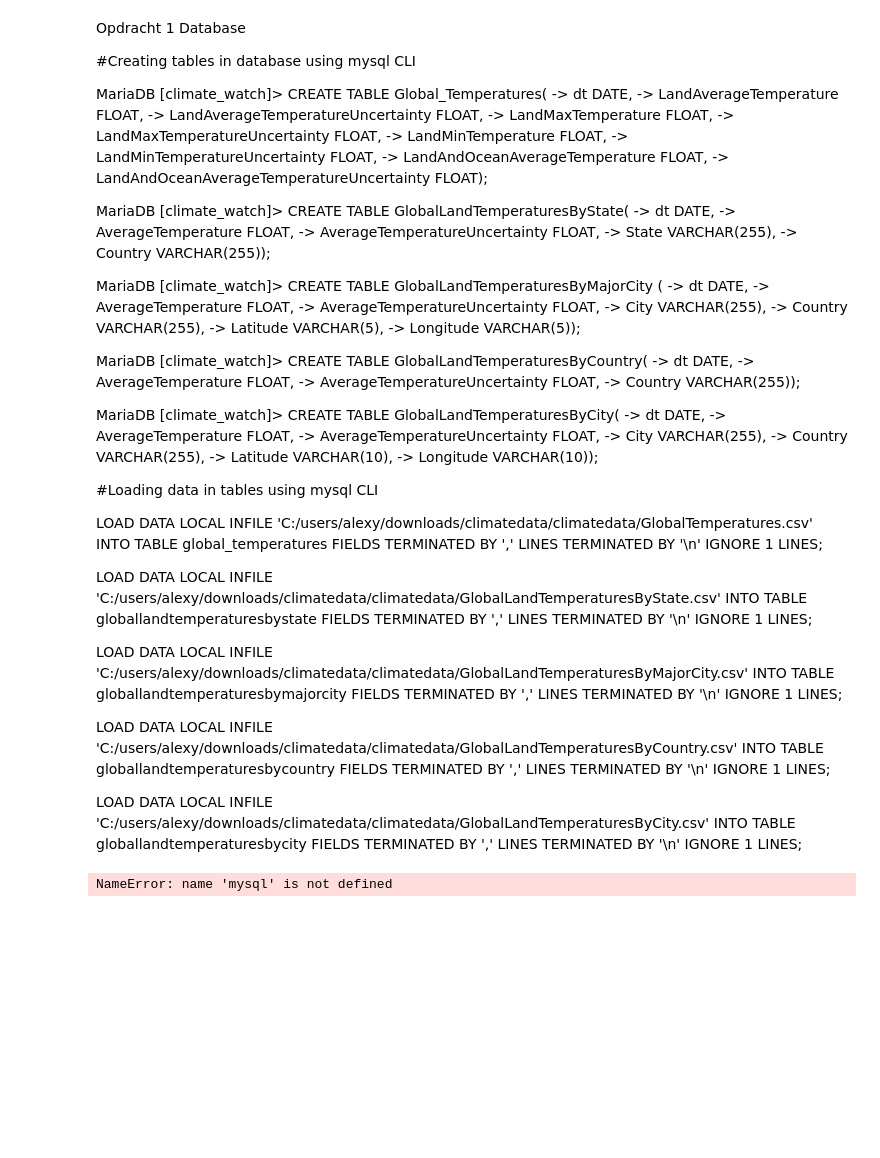
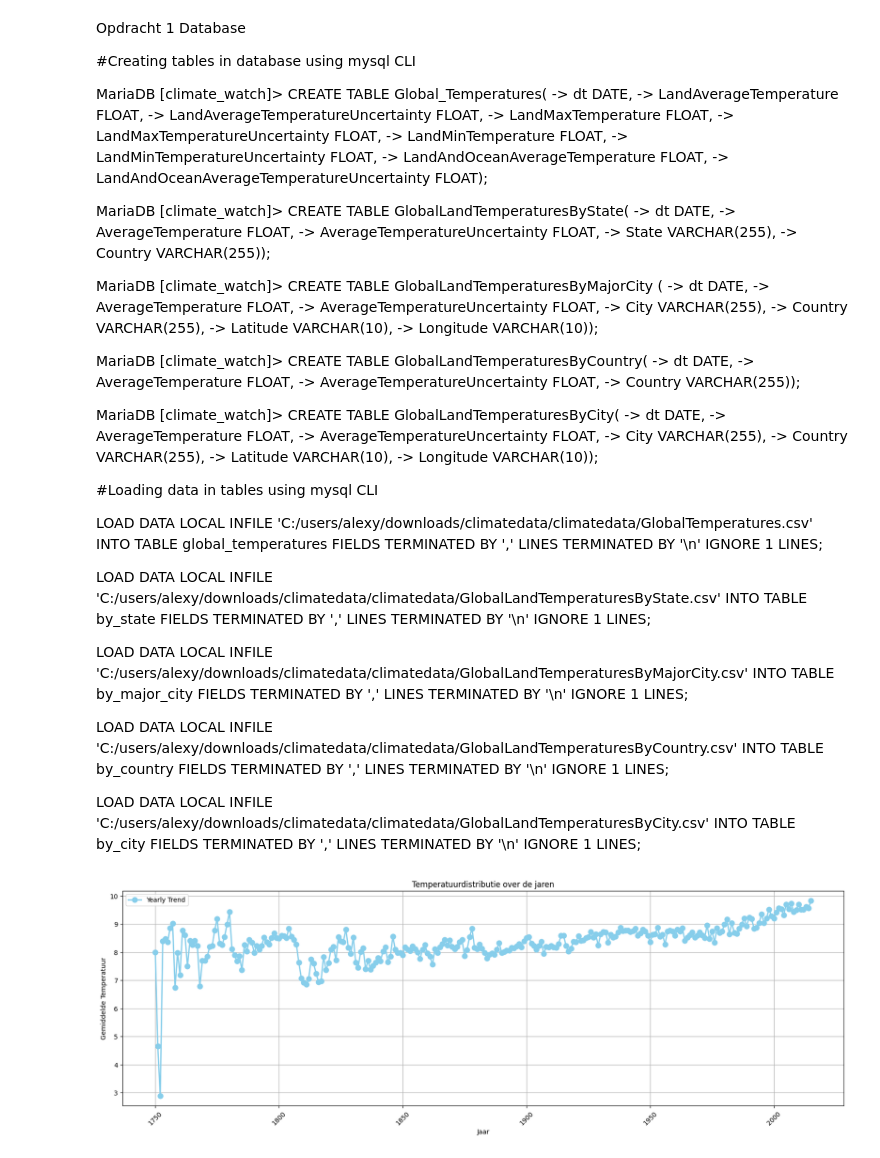
Before and after one commit to ReneKrewinkel/educom-data-science-1709555634, a Jupyter notebook: Climate-watch/Case-opdrachten.ipynb, the cells around one changed output. Drawn from its saved outputs; the diff is of its cells as text; code cells hidden in the pictures; blank space fills up the shorter version.

```diff
--- a/Climate-watch/Case-opdrachten.ipynb
+++ b/Climate-watch/Case-opdrachten.ipynb
@@ -27,8 +38,8 @@ MariaDB [climate_watch]> CREATE TABLE GlobalLandTemperaturesByMajorCity (
     -> AverageTemperatureUncertainty FLOAT,
     -> City VARCHAR(255),
     -> Country VARCHAR(255),
-    -> Latitude VARCHAR(5),
-    -> Longitude VARCHAR(5));
+    -> Latitude VARCHAR(10),
+    -> Longitude VARCHAR(10));
 
 MariaDB [climate_watch]> CREATE TABLE GlobalLandTemperaturesByCountry(
     -> dt DATE,
@@ -54,25 +65,25 @@ LINES TERMINATED BY '\n'
 IGNORE 1 LINES;
 
 LOAD DATA LOCAL INFILE 'C:/users/alexy/downloads/climatedata/climatedata/GlobalLandTemperaturesByState.csv'
-INTO TABLE globallandtemperaturesbystate
+INTO TABLE by_state
 FIELDS TERMINATED BY ','
 LINES TERMINATED BY '\n'
 IGNORE 1 LINES;
 
 LOAD DATA LOCAL INFILE 'C:/users/alexy/downloads/climatedata/climatedata/GlobalLandTemperaturesByMajorCity.csv'
-INTO TABLE globallandtemperaturesbymajorcity
+INTO TABLE by_major_city
 FIELDS TERMINATED BY ','
 LINES TERMINATED BY '\n'
 IGNORE 1 LINES;
 
 LOAD DATA LOCAL INFILE 'C:/users/alexy/downloads/climatedata/climatedata/GlobalLandTemperaturesByCountry.csv'
-INTO TABLE globallandtemperaturesbycountry
+INTO TABLE by_country
 FIELDS TERMINATED BY ','
 LINES TERMINATED BY '\n'
 IGNORE 1 LINES;
 
 LOAD DATA LOCAL INFILE 'C:/users/alexy/downloads/climatedata/climatedata/GlobalLandTemperaturesByCity.csv'
-INTO TABLE globallandtemperaturesbycity
+INTO TABLE by_city
 FIELDS TERMINATED BY ','
 LINES TERMINATED BY '\n'
 IGNORE 1 LINES;
@@ -104,8 +105,23 @@ country_data = get_data("by_country")
 major_city_data = get_data("by_major_city")
 state_data = get_data("by_state")
 global_data = get_data("global_temperatures")
-
-combined_data = pd.concat([city_data, country_data, major_city_data, state_data, global_data], ignore_index=True)
-print(combined_data.describe())
-# %% [output]
-NameError: name 'mysql' is not defined
+# %%
+#Opdracht 1 Exploration
+global_data['dt'] = pd.to_datetime(global_data['dt'])
+global_data['year'] = pd.to_datetime(global_data['dt']).dt.year
+grouped_global = global_data.groupby('year').mean()
+x = grouped_global.index
+y = grouped_global['LandAverageTemperature']
+
+
+plt.figure(figsize=(20,6))
+plt.plot(x,y, marker='o', markersize=8, color='skyblue', linewidth=2, label='Yearly Trend')
+plt.xlabel('Jaar')
+plt.ylabel('Gemiddelde Temperatuur')
+plt.title('Temperatuurdistributie over de jaren')
+plt.xticks(rotation=45)
+plt.legend()
+plt.grid(True)
+plt.show()
+# %% [output]
+[figure, added]
```
Also changed, not shown: parts of 11 cells of this notebook.
